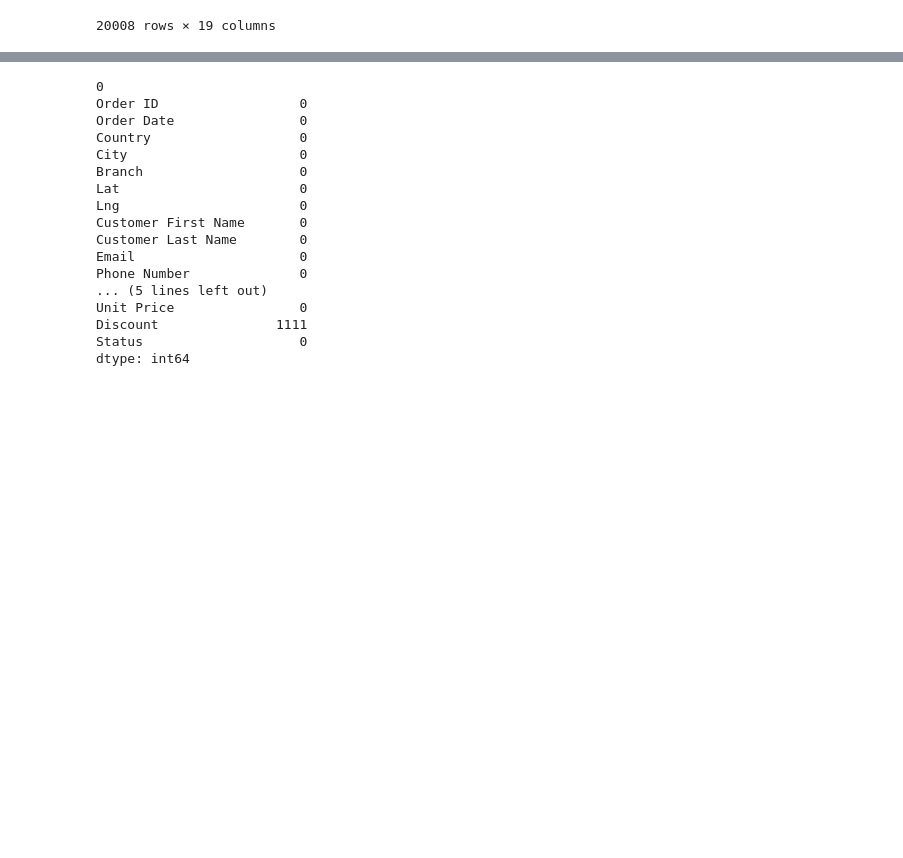
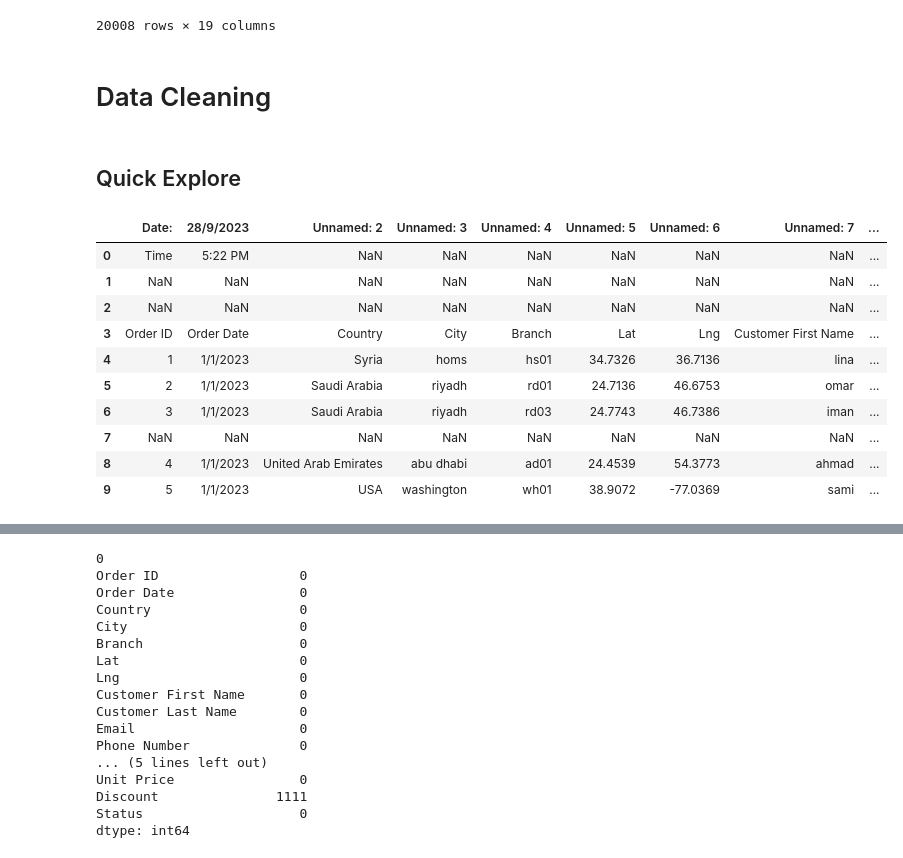
Before and after one commit to MohammedBabaqi/Data_Analysis, a Jupyter notebook: Data_Analysis_notebook.ipynb, the cells around one changed output, grey strips where cells are left out. Cells and saved outputs as stored; diff of their text form; code cells hidden in the pictures; blank space fills up the shorter version.

```diff
--- a/Data_Analysis_notebook.ipynb
+++ b/Data_Analysis_notebook.ipynb
@@ -21,3 +63,22 @@ df
 | 20006 | 19999 | 1/9/2023 | Saudi Arabia | jeddah | jd03 | 21.4858 | 39.1925 | fatin | ... |
 | 20007 | 20000 | 1/9/2023 | USA | washington | wh01 | 38.9072 | -77.0369 | ahmad | ... |
 20008 rows × 19 columns
+# %% [markdown]
+
+# Data Cleaning
+# %% [markdown]
+## Quick Explore
+# %%
+df.head(10)
+# %% [output]
+|  | Date: | 28/9/2023 | Unnamed: 2 | Unnamed: 3 | Unnamed: 4 | Unnamed: 5 | Unnamed: 6 | Unnamed: 7 | ... |
+| 0 | Time | 5:22 PM | NaN | NaN | NaN | NaN | NaN | NaN | ... |
+| 1 | NaN | NaN | NaN | NaN | NaN | NaN | NaN | NaN | ... |
+| 2 | NaN | NaN | NaN | NaN | NaN | NaN | NaN | NaN | ... |
+| 3 | Order ID | Order Date | Country | City | Branch | Lat | Lng | Customer First Name | ... |
+| 4 | 1 | 1/1/2023 | Syria | homs | hs01 | 34.7326 | 36.7136 | lina | ... |
+| 5 | 2 | 1/1/2023 | Saudi Arabia | riyadh | rd01 | 24.7136 | 46.6753 | omar | ... |
+| 6 | 3 | 1/1/2023 | Saudi Arabia | riyadh | rd03 | 24.7743 | 46.7386 | iman | ... |
+| 7 | NaN | NaN | NaN | NaN | NaN | NaN | NaN | NaN | ... |
+| 8 | 4 | 1/1/2023 | United Arab Emirates | abu dhabi | ad01 | 24.4539 | 54.3773 | ahmad | ... |
+| 9 | 5 | 1/1/2023 | USA | washington | wh01 | 38.9072 | -77.0369 | sami | ... |
```
Also changed, not shown: parts of 50 cells of this notebook, 3 other files.
